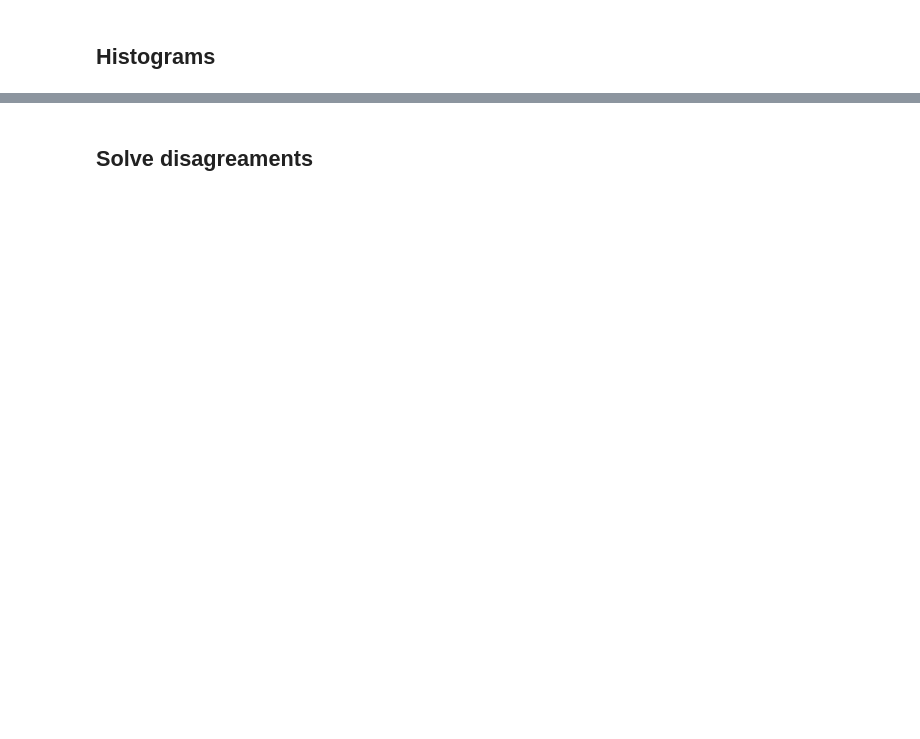
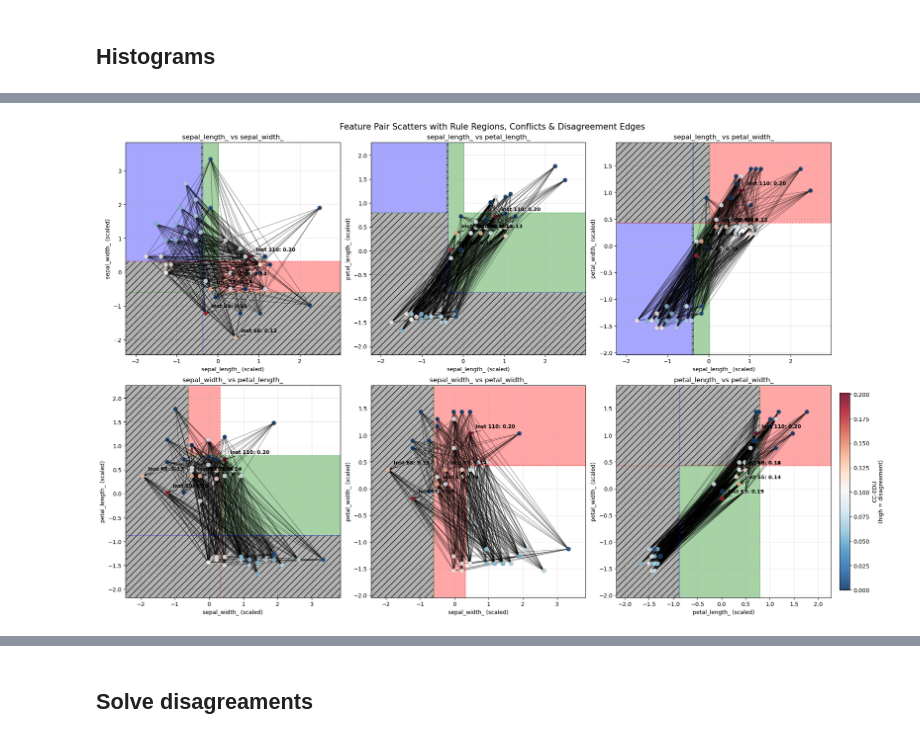
Before and after one commit to sbobek/ruledisagree, a Jupyter notebook: rule-based-uncertainty.ipynb, the cells around one changed output, grey strips where cells are left out. Drawn from its saved outputs; the diff is of its cells as text; code cells hidden in the pictures; blank space fills up the shorter version.

```diff
--- a/rule-based-uncertainty.ipynb
+++ b/rule-based-uncertainty.ipynb
@@ -1522,7 +429,7 @@ OVERLAP_THRESHOLD = 0.05
 
 # Threshold for visualizing disagreement edges
 
-edu_scores,lux, rules_total_exp,_= compute_cc_edu_lux(X_test_scaled_df, mw,k=locality, lux_locallity=lux_locallity, overlap_threshold=OVERLAP_THRESHOLD)
+edu_scores,lux, rules_total_exp,_= compute_cc_edu_lux(X_train_scaled_df,y_train,X_test_scaled_df, mw,k=locality, lux_locallity=lux_locallity, overlap_threshold=OVERLAP_THRESHOLD)
 print("CC-EDU Scores (sample):", edu_scores[:5])
 
 y_pred, covered = predict_with_lux_rules(X_test_scaled_df, rules_total_exp)
@@ -1654,35 +592,4 @@ len(high_disagree_rules)
 # %%
-from itertools import combinations
-
-def satisfies_rule(rule_dict, feat_x, feat_y, x_val, y_val):
-    satisfied = True
-    for feat, cond_list in rule_dict.items():
-        if feat != feat_x and feat != feat_y:
-            continue  # Ignore other features
-
-        for cond_str in cond_list:
-            cond_str = cond_str.strip()
-            if cond_str.startswith(('>=', '>', '<=', '<')):
-                op = cond_str[:2] if cond_str[:2] in ['>=', '<='] else cond_str[0]
-                thresh_str = cond_str[len(op):].strip()
-                try:
-                    thresh = float(thresh_str)
-                    feat_val = x_val if feat == feat_x else y_val
-                    if op == '>=':
-                        satisfied &= (feat_val >= thresh)
-                    elif op == '>':
-                        satisfied &= (feat_val > thresh)
-                    elif op == '<=':
-                        satisfied &= (feat_val <= thresh)
-                    elif op == '<':
-                        satisfied &= (feat_val < thresh)
-                except ValueError:
-                    satisfied = False
-                    break
-            else:
-                satisfied = False
-                break
-    return satisfied
 
 # ──────────────────────────────────────────────
 # Modified plotting with edges
@@ -1789,30 +696,32 @@ for idx, (feat_x, feat_y) in enumerate(feature_pairs):
         ax.annotate(
             f"Inst {inst_idx}: {edu_val:.2f}",
             (x_pos, y_pos),
             xytext=(10, 10),
             textcoords='offset points',
             fontsize=9,
             color='black',
             weight='bold',
             arrowprops=dict(arrowstyle='->', color='black', alpha=0.7),
             zorder=5
         )
 
     ax.set_title(f"{feat_x} vs {feat_y}", fontsize=12)
     ax.set_xlabel(f"{feat_x} (scaled)")
     ax.set_ylabel(f"{feat_y} (scaled)")
     ax.grid(True, alpha=0.3)
 
     if idx == n_pairs - 1:
         cbar = fig.colorbar(sc_points, ax=ax, fraction=0.046, pad=0.04)
         cbar.set_label('CC-EDU\n(high = disagreement)')
 
 # Hide unused
 for ax in axes[n_pairs:]:
     ax.set_visible(False)
 
 fig.suptitle("Feature Pair Scatters with Rule Regions, Conflicts & Disagreement Edges",
              fontsize=15, y=1.02)
 
 plt.savefig("scatter_with_disagreement_edges.png", dpi=180, bbox_inches='tight')
 plt.show()
+# %% [output]
+[figure, added]
```
Also changed, not shown: parts of 30 cells of this notebook, 19 other files.
